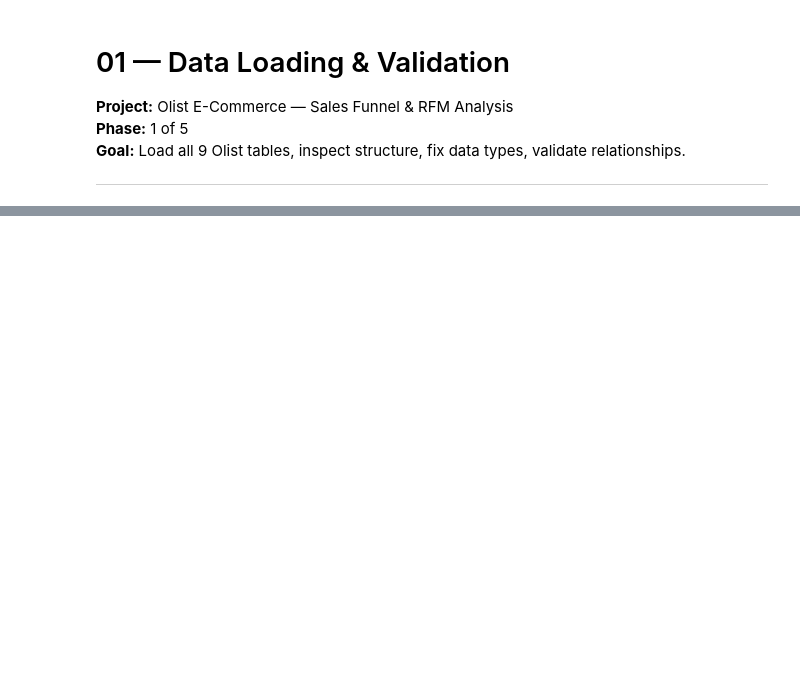
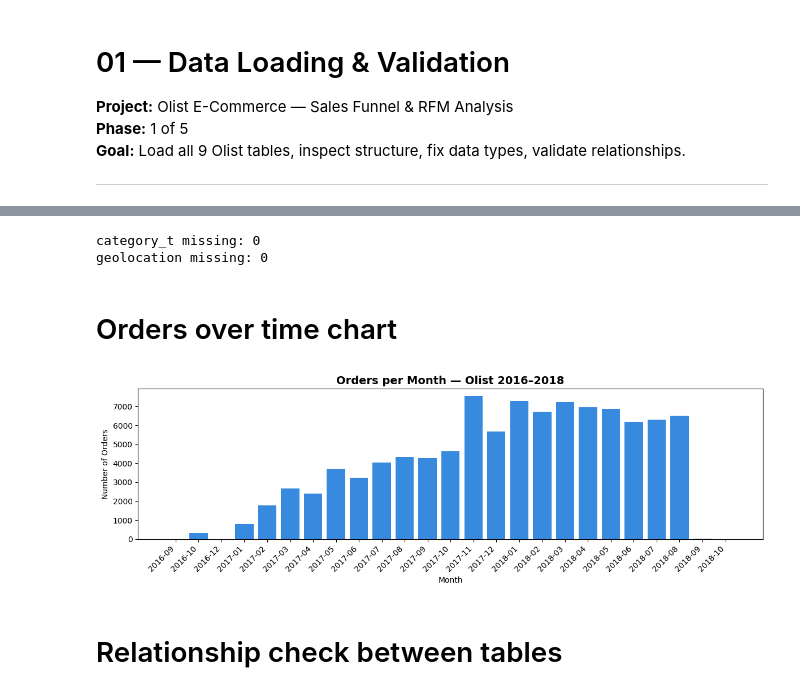
Before and after one commit to NelsonBenitez/olist-ecommerce-analysis, a Jupyter notebook: notebooks/01_data_loading.ipynb, the cells around one changed output, grey strips where cells are left out. Saved outputs shown, nothing was run; the diff lists cells and outputs as text; code cells hidden in the pictures; blank space fills up the shorter version.

```diff
--- a/notebooks/01_data_loading.ipynb
+++ b/notebooks/01_data_loading.ipynb
@@ -86,10 +7,0 @@ plt.show()
-# %%
-print('=== NULL AUDIT ===')
-for name, df in tables.items():
-    nulls = df.isnull().sum()
-    nulls = nulls[nulls > 0]
-    if not nulls.empty:
-        print(f'\n{name}:')
-        for col, n in nulls.items():
-            print(f'  {col}: {n:,} nulls ({n/len(df)*100:.1f}%)')
-print('\n✅ Null audit complete')
@@ -136,0 +16,12 @@ print('✅ Saved to data/processed/orders_clean.csv')
+# %%
+orders      = pd.read_csv("../data/raw/olist_orders_dataset.csv")
+order_items = pd.read_csv("../data/raw/olist_order_items_dataset.csv")
+customers   = pd.read_csv("../data/raw/olist_customers_dataset.csv")
+products    = pd.read_csv("../data/raw/olist_products_dataset.csv")
+sellers     = pd.read_csv("../data/raw/olist_sellers_dataset.csv")
+payments    = pd.read_csv("../data/raw/olist_order_payments_dataset.csv")
+reviews     = pd.read_csv("../data/raw/olist_order_reviews_dataset.csv")
+category_t  = pd.read_csv("../data/raw/product_category_name_translation.csv")
+geolocation = pd.read_csv("../data/raw/olist_geolocation_dataset.csv")
+
+print("All tables loaded successfully")
@@ -136,0 +174,26 @@ print('✅ Saved to data/processed/orders_clean.csv')
+# %%
+'''This categories were not included in the tables, as they are the translations and geolocation '''
+print("category_t missing:", category_t.isnull().sum().sum())
+print("geolocation missing:", geolocation.isnull().sum().sum())
+# %% [output]
+category_t missing: 0
+geolocation missing: 0
+# %% [markdown]
+# Orders over time chart
+# %%
+orders["month"] = orders["order_purchase_timestamp"].dt.to_period("M")
+monthly = orders.groupby("month").size().reset_index(name="order_count")
+
+fig, ax = plt.subplots(figsize=(12, 4))
+ax.bar(monthly["month"].astype(str), monthly["order_count"], color="#378ADD")
+ax.set_title("Orders per Month — Olist 2016–2018", fontsize=14, fontweight="bold")
+ax.set_xlabel("Month")
+ax.set_ylabel("Number of Orders")
+plt.xticks(rotation=45, ha="right")
+plt.tight_layout()
+plt.savefig("../reports/01_orders_over_time.png", dpi=150)
+plt.show()
+# %% [output]
+[figure, added]
+# %% [markdown]
+# Relationship check between tables
```
Also changed, not shown: parts of 36 cells of this notebook, 20 other files.
